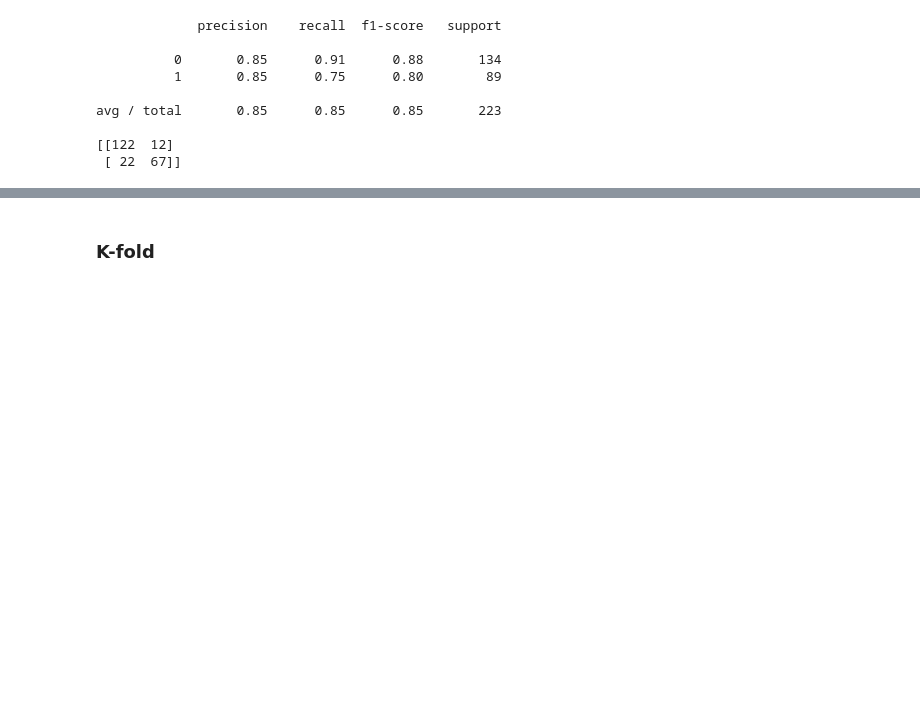
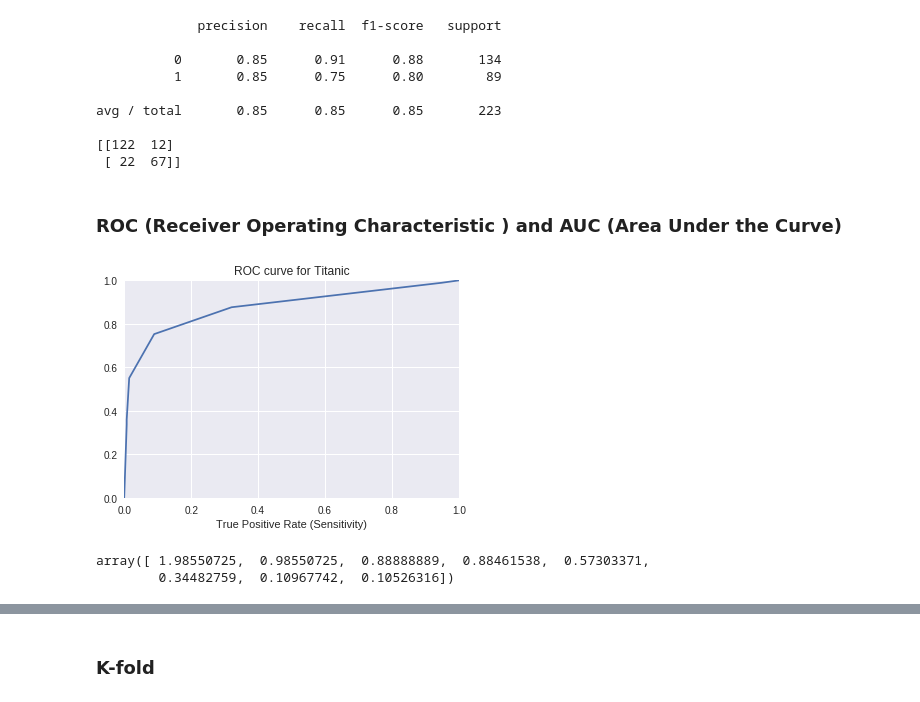
Before and after one commit to carlosv5/Titanic_ml, a Jupyter notebook: 3_8_Exercise_2.ipynb, the cells around one changed output, grey strips where cells are left out. Cells and saved outputs as stored; diff of their text form; code cells hidden in the pictures; blank space fills up the shorter version.

```diff
--- a/3_8_Exercise_2.ipynb
+++ b/3_8_Exercise_2.ipynb
@@ -362,3 +366,24 @@ avg / total       0.85      0.85      0.85       223
 
 [[122  12]
  [ 22  67]]
+# %% [markdown]
+
+### ROC (Receiver Operating Characteristic ) and AUC (Area Under the Curve)
+# %%
+y_pred_prob = model.predict_proba(x_test)[:,1]
+fpr, tpr, thresholds = roc_curve(y_test, y_pred_prob)
+plt.plot(fpr, tpr)
+plt.xlim([0.0, 1.0])
+plt.ylim([0.0, 1.0])
+plt.title('ROC curve for Titanic')
+plt.xlabel('False Positive Rate (1 - Recall)')
+plt.xlabel('True Positive Rate (Sensitivity)')
+plt.grid(True)
+# %% [output]
+[figure, added]
+# %%
+#Threshold used by the decision function, thresholds[0] is the number of
+thresholds
+# %% [output]
+array([ 1.98550725,  0.98550725,  0.88888889,  0.88461538,  0.57303371,
+        0.34482759,  0.10967742,  0.10526316])
```
Also changed, not shown: parts of 12 cells of this notebook.
